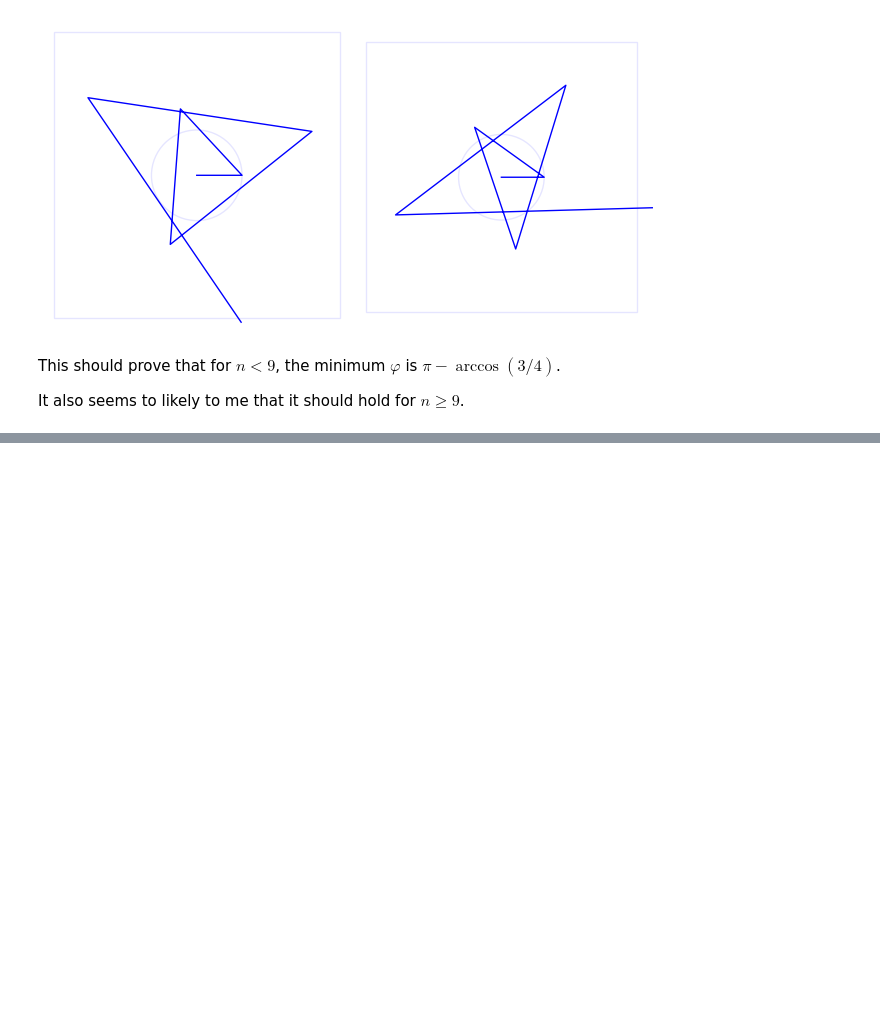
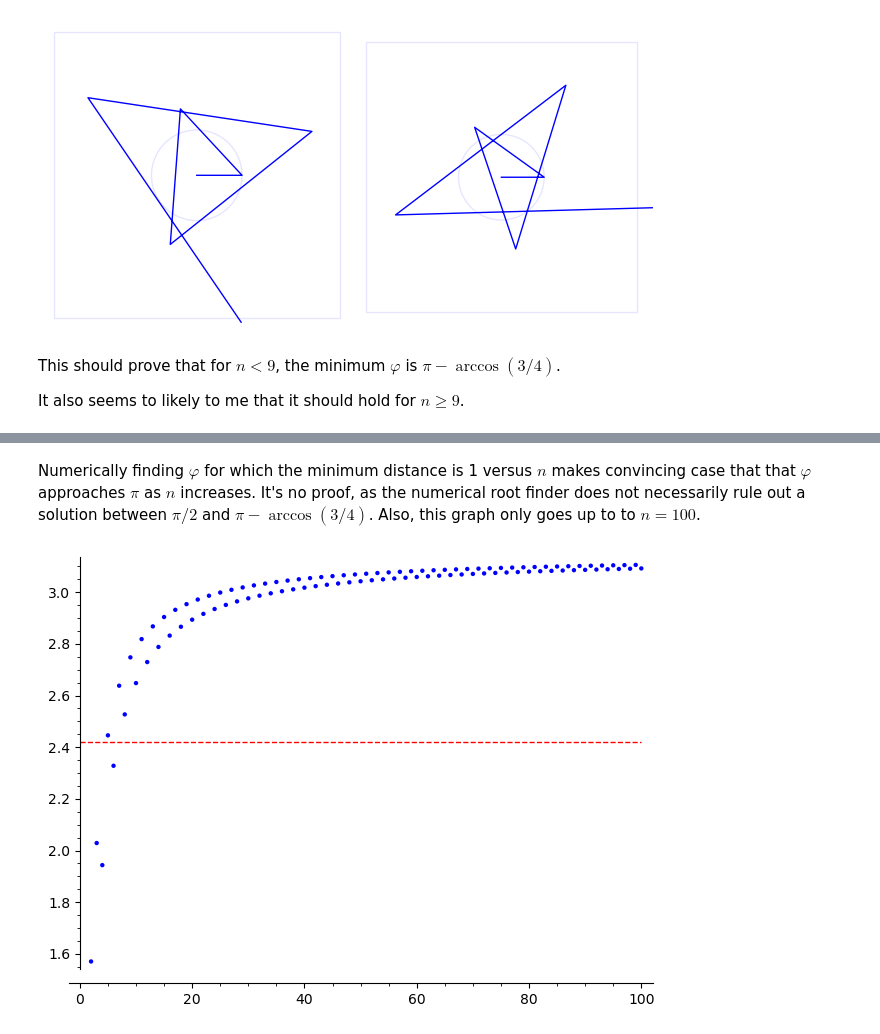
Before and after one commit to qpliu/sunday-puzzle, a Jupyter notebook: riddler/2025/20251003.ipynb, the cells around one changed output, grey strips where cells are left out. Drawn from its saved outputs; the diff is of its cells as text; code cells hidden in the pictures; blank space fills up the shorter version.

Commit message:
Add another approach for fiddler 20251003.

```diff
--- a/riddler/2025/20251003.ipynb
+++ b/riddler/2025/20251003.ipynb
@@ -149,0 +200,12 @@ It also seems to likely to me that it should hold for $n \ge 9$.
+# %% [markdown]
+Numerically finding $\varphi$ for which the minimum distance is 1 versus $n$
+makes convincing case that that $\varphi$ approaches $\pi$ as $n$ increases.
+It's no proof, as the numerical root finder does not necessarily rule out a
+solution between $\pi/2$ and $\pi-\arccos(3/4)$.  Also, this graph only goes
+up to to $n = 100$.
+# %%
+(points([(k,find_root(b(phi,k) - 1, pi/2, pi)) for k in [2..100]])
+ + line([(0,pi-arccos(3/4)),(100,pi-arccos(3/4))],linestyle='dashed',color='red')
+)
+# %% [output]
+[figure, added]
```
Also changed, not shown: parts of 11 cells of this notebook.
